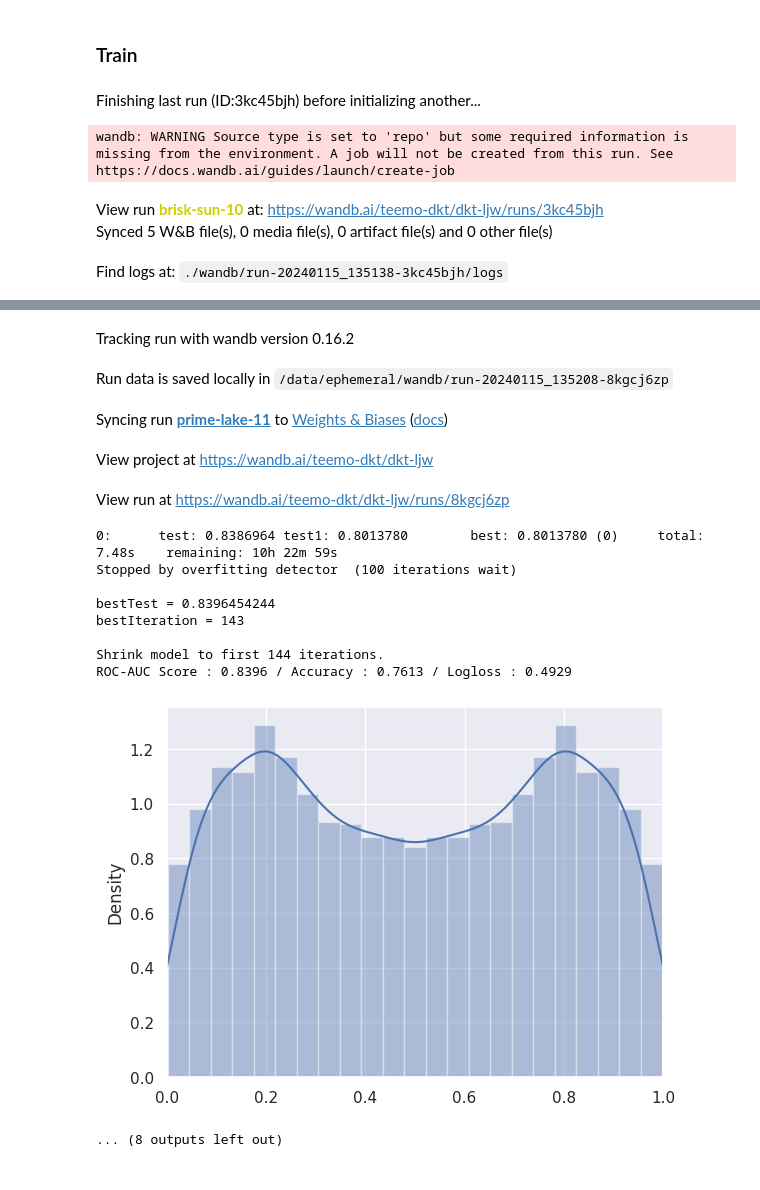
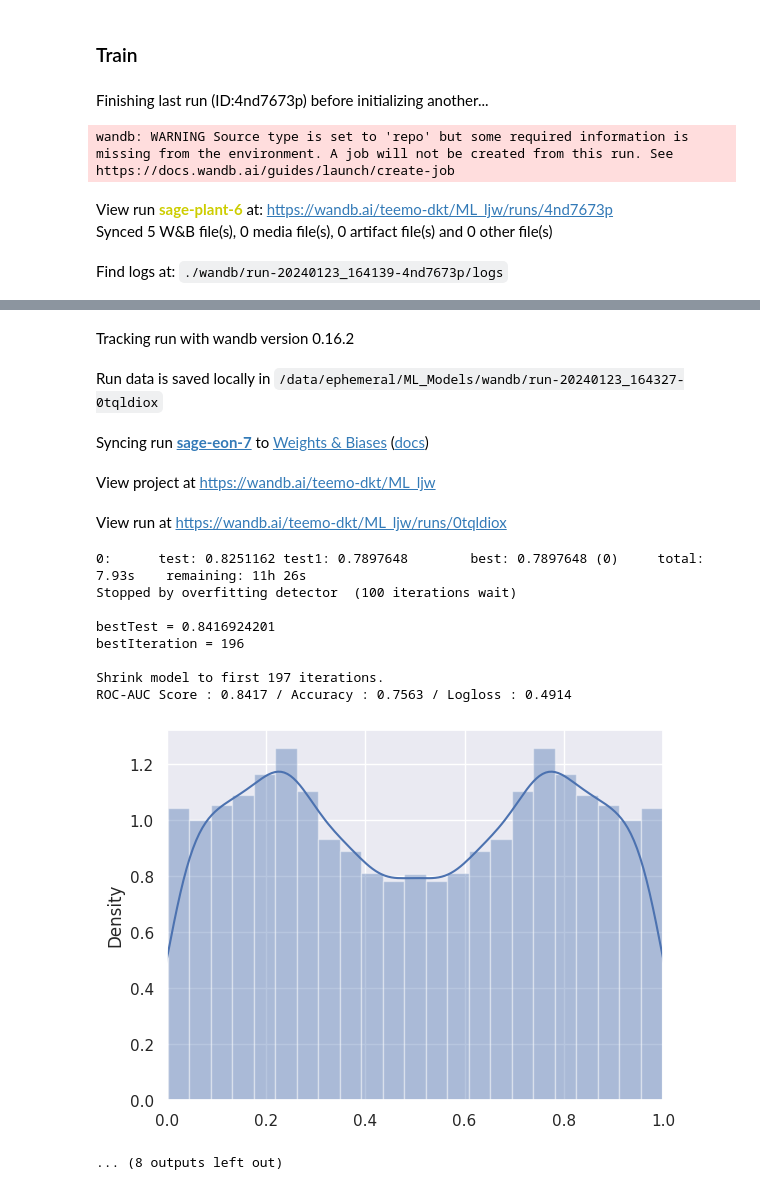
Before and after one commit to boostcampaitech6/level2-dkt-recsys-05, a Jupyter notebook: ML_Models/CatBoost.ipynb, the cells around one changed output, grey strips where cells are left out. Drawn from its saved outputs; the diff is of its cells as text; code cells hidden in the pictures.

Commit message:
refactor : CatBoost 코드 정리

```diff
--- a/ML_Models/CatBoost.ipynb
+++ b/ML_Models/CatBoost.ipynb
@@ -65,7 +61,7 @@ wandb: Appending key for api.wandb.ai to your netrc file: /data/ephemeral/.netrc
 # %% [markdown]
 ## Load Preprocessed Data
 # %%
-data = pd.read_parquet('./data/data_preprocessed.parquet')
+data = pd.read_parquet('/data/ephemeral/data/Feature_Selection.parquet')
 data
 # %% [output]
 |  | userID | assessmentItemID | answerCode | KnowledgeTag | testID | testCode | testNum | problemID | ... |
@@ -96,9 +92,9 @@ Row 개수 : 2526700 / Columns 개수 : 94
 # %%
 use_col = [
     'userID', 'assessmentItemID', 'KnowledgeTag', 'testID',
-    'testCode', 'testNum', 'problemID', # 'problemID_Norm'
+    'testCode', 'testNum', 'problemID', 'total_problem', # 'problemID_Norm'
 
-    'year', 'month', 'day', 'hour', 'dow', 'weekday', 'ElapsedTime',
+    'year', 'quarter', 'month', 'day', 'hour', 'dow', 'weekday', 'ElapsedTime', 'LagTime',
     'ElapsedTime_Rolling2', 'ElapsedTime_Rolling3', 'ElapsedTime_Rolling4', 'ElapsedTime_Rolling5',
     'user_ElaspedTime_avg', 'item_ElaspedTime_avg', 'testID_ElaspedTime_avg', 'testCode_ElaspedTime_avg',
     'testNum_ElaspedTime_avg', 'problemID_ElaspedTime_avg', 'tag_ElaspedTime_avg',
@@ -143,6 +163,6 @@ print(train_df.shape, valid_df.shape, test_df.shape)
 # %%
-cat_col = ['userID', 'assessmentItemID', 'KnowledgeTag', 'testID', 'testCode', 'testNum', 'problemID',
-           'year', 'month', 'day', 'hour', 'dow', 'weekday', 'Real_Solved',
+cat_col = ['userID', 'assessmentItemID', 'KnowledgeTag', 'testID', 'testCode', 'testNum', 'problemID', 'total_problem',
+           'year', 'quarter', 'month', 'day', 'hour', 'dow', 'weekday', 'Real_Solved',
            'itemID_high_freq', 'testID_high_freq', 'testCode_high_freq',
            'testNum_high_freq', 'problemID_high_freq', 'tag_high_freq',
            'user_past_solved', 'is_correct_before1', 'is_correct_before2',
@@ -170,9 +190,9 @@ def objective_CAT_CLF(trial : Trial, X_train, y_train, X_valid, y_valid) :
         # 'colsample_bylevel' : trial.suggest_categorical('colsample_bylevel', [1e-3, 0.01, 0.1, 0.5]),
         'boosting_type' : trial.suggest_categorical('boosting_type', ['Ordered', 'Plain']),
         'bootstrap_type' : trial.suggest_categorical('bootstrap_type', ['Bayesian', 'Bernoulli', 'MVS']),
-        # 'l2_leaf_reg' : trial.suggest_categorical('l2_leaf_reg', [1e-3, 1, 3, 5]),
-        # 'random_strength' : trial.suggest_categorical('random_strength', [1e-5, 1e-3, 0.1, 1]),
-        # 'min_data_in_leaf' : trial.suggest_int('min_data_in_leaf', 1, 10),
+        'l2_leaf_reg' : trial.suggest_categorical('l2_leaf_reg', [1e-3, 1, 3, 5]),
+        'random_strength' : trial.suggest_categorical('random_strength', [1e-5, 1e-3, 0.1, 1]),
+        'min_data_in_leaf' : trial.suggest_int('min_data_in_leaf', 1, 10),
     }
 
     if param['bootstrap_type'] == 'Bayesian' :
@@ -187,7 +207,7 @@ def objective_CAT_CLF(trial : Trial, X_train, y_train, X_valid, y_valid) :
                                use_best_model = True, random_state = SEED, # task_type = 'GPU', devices = '0',
                                cat_features = [X_train.columns.get_loc(col) for col in X_train.select_dtypes('category').columns])
     pruning_callback = CatBoostPruningCallback(trial, 'AUC', eval_set_index = 1)
-    cat_model = model.fit(train_data, eval_set = [train_data, valid_data], verbose = 500,
+    cat_model = model.fit(train_data, eval_set = [train_data, valid_data], verbose = 300,
                           early_stopping_rounds = 100, callbacks = [pruning_callback])
     pruning_callback.check_pruned()
 
@@ -204,23 +324,22 @@ print(f'Best trial : score {study.best_trial.value}, \n params = {study.best_tri
 # %% [markdown]
 ### Train
 # %%
-wandb.init(project = 'dkt-ljw', sync_tensorboard = True)
-wandb.run.name = 'CATCLF_NewHPO_0115'
+wandb.init(project = 'ML_ljw')
+wandb.run.name = 'CAT_VS8_Feature53_CPU'
 wandb.run.save()
 
-train_data = Pool(data = X_train, label = y_train, cat_features = cat_col)
-valid_data = Pool(data = X_valid, label = y_valid, cat_features = cat_col)
+train_data = Pool(data = X_train, label = y_train, cat_features = [col for col in X_train.select_dtypes('category').columns])
+valid_data = Pool(data = X_valid, label = y_valid, cat_features = [col for col in X_train.select_dtypes('category').columns])
 
 # Best Parameter 학습
 # param = study.best_params
-param = {'learning_rate': 0.1, 'depth': 12, 'boosting_type': 'Plain', 'bootstrap_type': 'Bernoulli', 'l2_leaf_reg': 3, 'random_strength': 0.001, 'min_data_in_leaf': 7, 'subsample': 0.9180008770559941}
-# param = {'learning_rate': 0.1, 'depth': 12, 'boosting_type': 'Plain', 'bootstrap_type': 'MVS'} ## Best
+param = {'learning_rate': 0.1, 'depth': 12, 'boosting_type': 'Plain', 'bootstrap_type': 'MVS'} ## Best
 
 cat_clf = CatBoostClassifier(**param, iterations = 5000,
                              loss_function = 'Logloss', eval_metric = 'AUC',
                              use_best_model = True, random_state = SEED, # task_type = 'GPU', devices = '0',
                              cat_features = [X_train.columns.get_loc(col) for col in X_train.select_dtypes('category').columns])
-cat_clf.fit(train_data, eval_set = [train_data, valid_data], verbose = 300, early_stopping_rounds = 100,
+cat_clf.fit(train_data, eval_set = [train_data, valid_data], verbose = 100, early_stopping_rounds = 100,
             callbacks = [CatBoostWandbCallback()])
 
 # 모델 지표 출력
@@ -228,7 +347,6 @@ proba = cat_clf.predict_proba(X_valid)
 roc_auc = roc_auc_score(y_valid, proba[:, 1])
 accuracy = accuracy_score(y_valid, np.where(proba[:, 1] >= 0.5, 1, 0))
 logloss = log_loss(y_valid, proba[:, 1])
-wandb.log({'ROC-AUC' : roc_auc, 'Accuracy' : accuracy, 'Logloss' : logloss})
 print(f'ROC-AUC Score : {roc_auc:.4f} / Accuracy : {accuracy:.4f} / Logloss : {logloss:.4f}')
 sns.distplot(proba) ; plt.xlim([0, 1]) ; plt.show()
 
@@ -239,10 +357,11 @@ feature_importances = pd.Series(importances, index = X_train.columns).sort_value
 plt.barh(feature_importances.index, feature_importances.values)
 plt.title('CatBoost Feature Importance')
 plt.xlabel('Importance') ; plt.ylabel('Features') ; plt.show()
+
 wandb.finish()
 # %% [output]
-Finishing last run (ID:3kc45bjh) before initializing another...
+Finishing last run (ID:4nd7673p) before initializing another...
 wandb: WARNING Source type is set to 'repo' but some required information is missing from the environment. A job will not be created from this run. See https://docs.wandb.ai/guides/launch/create-job
-View run brisk-sun-10 at: https://wandb.ai/teemo-dkt/dkt-ljw/runs/3kc45bjh
+View run sage-plant-6 at: https://wandb.ai/teemo-dkt/ML_ljw/runs/4nd7673p
 Synced 5 W&B file(s), 0 media file(s), 0 artifact file(s) and 0 other file(s)
-Find logs at: ./wandb/run-20240115_135138-3kc45bjh/logs
+Find logs at: ./wandb/run-20240123_164139-4nd7673p/logs
@@ -250,17 +369,17 @@ Successfully finished last run (ID:3kc45bjh). Initializing new run:
 Tracking run with wandb version 0.16.2
-Run data is saved locally in /data/ephemeral/wandb/run-20240115_135208-8kgcj6zp
+Run data is saved locally in /data/ephemeral/ML_Models/wandb/run-20240123_164327-0tqldiox
-Syncing run prime-lake-11 to Weights & Biases (docs)
+Syncing run sage-eon-7 to Weights & Biases (docs)
-View project at https://wandb.ai/teemo-dkt/dkt-ljw
+View project at https://wandb.ai/teemo-dkt/ML_ljw
-View run at https://wandb.ai/teemo-dkt/dkt-ljw/runs/8kgcj6zp
+View run at https://wandb.ai/teemo-dkt/ML_ljw/runs/0tqldiox
-0:      test: 0.8386964 test1: 0.8013780        best: 0.8013780 (0)     total: 7.48s    remaining: 10h 22m 59s
+0:      test: 0.8251162 test1: 0.7897648        best: 0.7897648 (0)     total: 7.93s    remaining: 11h 26s
 Stopped by overfitting detector  (100 iterations wait)
 
-bestTest = 0.8396454244
-bestIteration = 143
+bestTest = 0.8416924201
+bestIteration = 196
 
-Shrink model to first 144 iterations.
-ROC-AUC Score : 0.8396 / Accuracy : 0.7613 / Logloss : 0.4929
+Shrink model to first 197 iterations.
+ROC-AUC Score : 0.8417 / Accuracy : 0.7563 / Logloss : 0.4914
-[figure, old version]
+[figure, new version]
 ... (8 outputs left out)
 # %%
 # cat_clf.load_model('./model/CAT_Feature91_0112')
```
Also changed, not shown: parts of 20 cells of this notebook.
